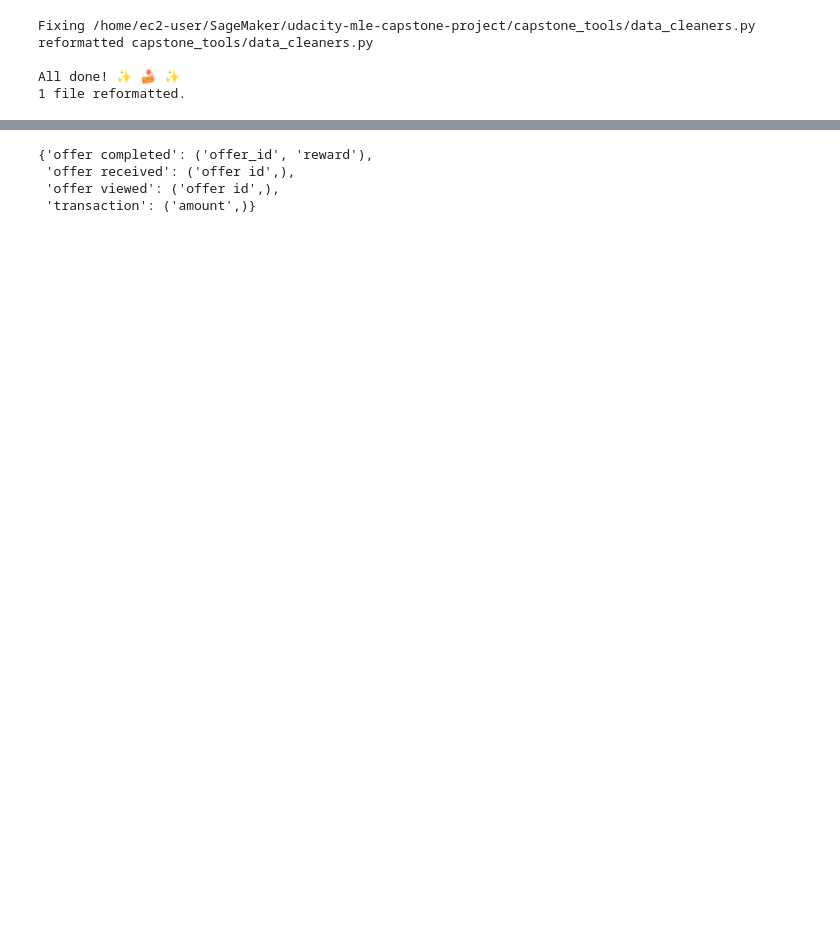
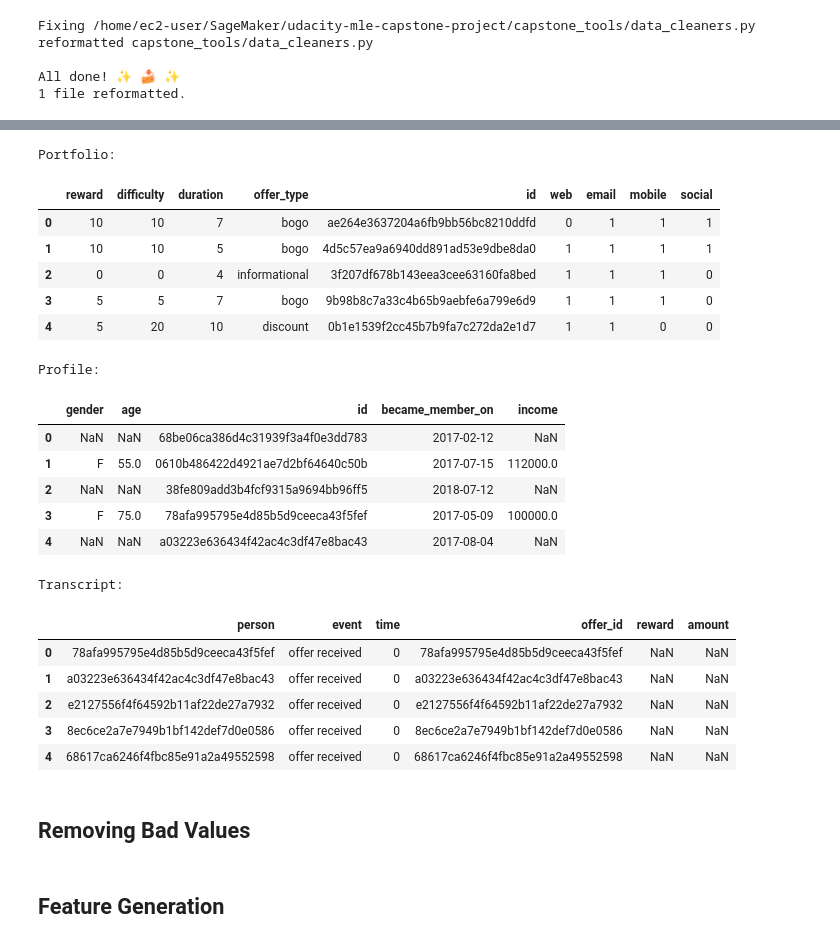
Before and after one commit to amcumber/udacity-mle-capstone-project, a Jupyter notebook: Starbucks_Capstone_notebook.ipynb, the cells around one changed output, grey strips where cells are left out. Cells and saved outputs as stored; diff of their text form; code cells hidden in the pictures; blank space fills up the shorter version.

Commit message:
feat: data_cleaners made and passes manual test
bug: formal tests not made

```diff
--- a/Starbucks_Capstone_notebook.ipynb
+++ b/Starbucks_Capstone_notebook.ipynb
@@ -156,2 +149,0 @@ next(iter(df.query('event == "offer received"')['value'].apply(lambda x: x['offe
-# %%
-df = transcript.query("person == '78afa995795e4d85b5d9ceeca43f5fef'")
@@ -256,9 +430,0 @@ The autoreload extension is already loaded. To reload it, use:
-# %%
-df = dc.expand_value_col(transcript).assign(event=lambda df: df['event'].astype('category'))
-# %%
-value_map
-# %% [output]
-{'offer completed': ('offer_id', 'reward'),
- 'offer received': ('offer id',),
- 'offer viewed': ('offer id',),
- 'transaction': ('amount',)}
@@ -264,0 +433,39 @@ value_map
+# %%
+clean_dataframes = {key: clean(df, key) for key, df in dataframes.items()}
+# %%
+portfolio = clean_dataframes['portfolio']
+profile = clean_dataframes['profile']
+transcript = clean_dataframes['transcript']
+# %%
+print('Portfolio:')
+display(portfolio.head())
+print('Profile:')
+display(profile.head())
+print('Transcript:')
+display(transcript.head())
+# %% [output]
+Portfolio:
+|  | reward | difficulty | duration | offer_type | id | web | email | mobile | social |
+| 0 | 10 | 10 | 7 | bogo | ae264e3637204a6fb9bb56bc8210ddfd | 0 | 1 | 1 | 1 |
+| 1 | 10 | 10 | 5 | bogo | 4d5c57ea9a6940dd891ad53e9dbe8da0 | 1 | 1 | 1 | 1 |
+| 2 | 0 | 0 | 4 | informational | 3f207df678b143eea3cee63160fa8bed | 1 | 1 | 1 | 0 |
+| 3 | 5 | 5 | 7 | bogo | 9b98b8c7a33c4b65b9aebfe6a799e6d9 | 1 | 1 | 1 | 0 |
+| 4 | 5 | 20 | 10 | discount | 0b1e1539f2cc45b7b9fa7c272da2e1d7 | 1 | 1 | 0 | 0 |
+Profile:
+|  | gender | age | id | became_member_on | income |
+| 0 | NaN | NaN | 68be06ca386d4c31939f3a4f0e3dd783 | 2017-02-12 | NaN |
+| 1 | F | 55.0 | 0610b486422d4921ae7d2bf64640c50b | 2017-07-15 | 112000.0 |
+| 2 | NaN | NaN | 38fe809add3b4fcf9315a9694bb96ff5 | 2018-07-12 | NaN |
+| 3 | F | 75.0 | 78afa995795e4d85b5d9ceeca43f5fef | 2017-05-09 | 100000.0 |
+| 4 | NaN | NaN | a03223e636434f42ac4c3df47e8bac43 | 2017-08-04 | NaN |
+Transcript:
+|  | person | event | time | offer_id | reward | amount |
+| 0 | 78afa995795e4d85b5d9ceeca43f5fef | offer received | 0 | 78afa995795e4d85b5d9ceeca43f5fef | NaN | NaN |
+| 1 | a03223e636434f42ac4c3df47e8bac43 | offer received | 0 | a03223e636434f42ac4c3df47e8bac43 | NaN | NaN |
+| 2 | e2127556f4f64592b11af22de27a7932 | offer received | 0 | e2127556f4f64592b11af22de27a7932 | NaN | NaN |
+| 3 | 8ec6ce2a7e7949b1bf142def7d0e0586 | offer received | 0 | 8ec6ce2a7e7949b1bf142def7d0e0586 | NaN | NaN |
+| 4 | 68617ca6246f4fbc85e91a2a49552598 | offer received | 0 | 68617ca6246f4fbc85e91a2a49552598 | NaN | NaN |
+# %% [markdown]
+## Removing Bad Values
+# %% [markdown]
+## Feature Generation
```
Also changed, not shown: parts of 14 cells of this notebook.
